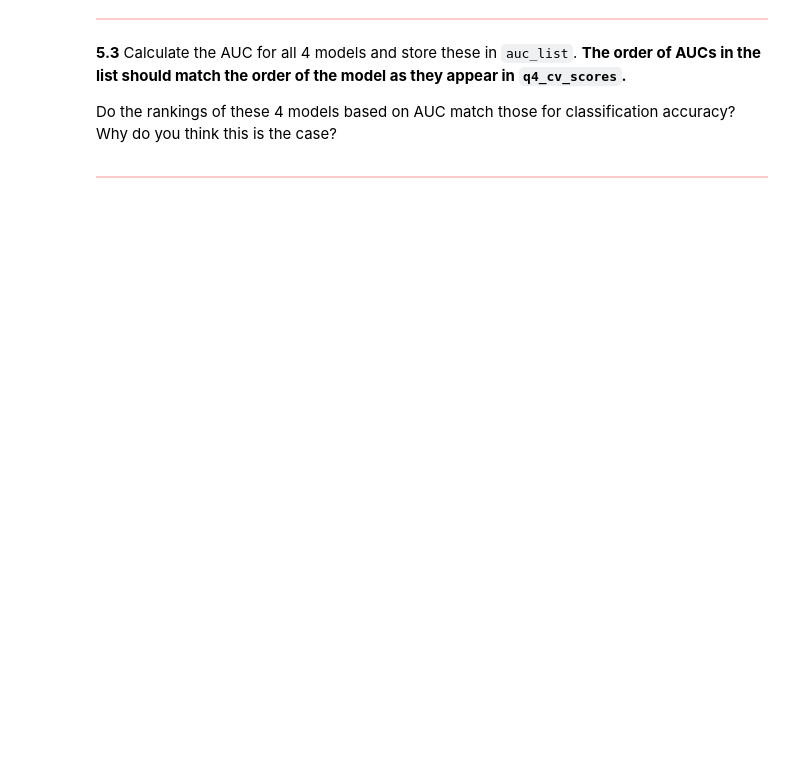
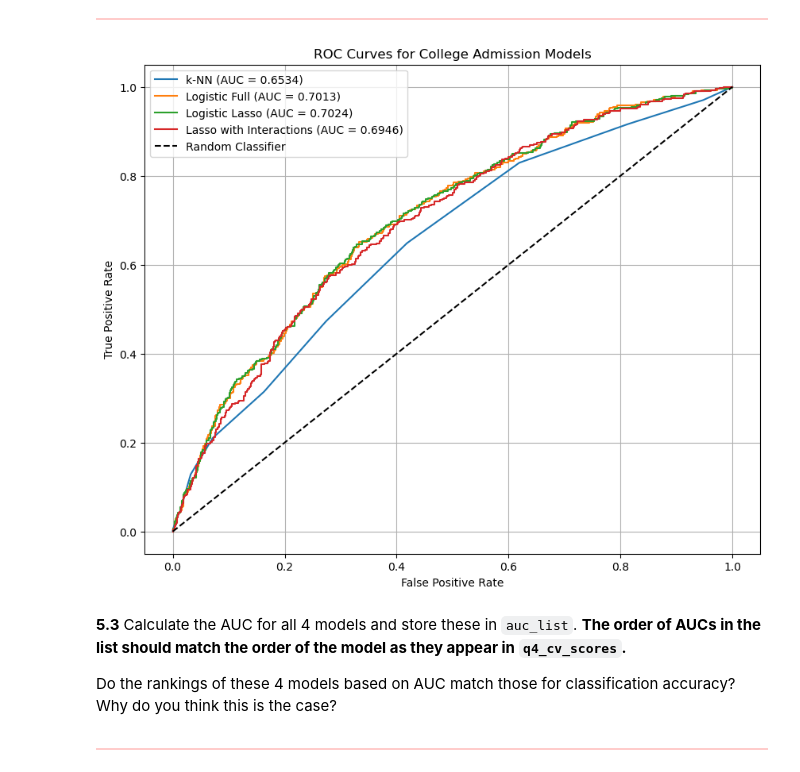
Before and after one commit to julienberman/CS-109a, a Jupyter notebook: psets/cs1090a_hw4/cs1090a_hw4.ipynb, the cells around one changed output. Saved outputs shown, nothing was run; the diff lists cells and outputs as text; code cells hidden in the pictures; blank space fills up the shorter version.

```diff
--- a/psets/cs1090a_hw4/cs1090a_hw4.ipynb
+++ b/psets/cs1090a_hw4/cs1090a_hw4.ipynb
@@ -1326,3 +1433,6 @@ predictors_not_important = ...
+# %%
+predictors_important = ["test_score", "ap", "avg_ap", "sat_subjects", "gpa", "female", "minority", "sports", "harvard", "early_app", "alumni"]
+predictors_not_important = ["international"]
 # %%
 # display results
 print(
@@ -1360,3 +1467,19 @@ lasso_interact_cv_acc = ...
+# %%
+# create interaction terms
+poly = PolynomialFeatures(degree=2, include_bias=False, interaction_only=True)
+X_train_interact = poly.fit_transform(X_train[predictors_important])
+X_test_interact = poly.transform(X_test[predictors_important])
+# %%
+Cs = np.logspace(-2, 2, 50)
+
+lasso_interact = LogisticRegressionCV(penalty='l1', solver='liblinear', random_state=seed, Cs=Cs, cv=10, max_iter=10000).fit(X_train_interact, y_train)
+lasso_interact_train_acc = lasso_interact.score(X_train_interact, y_train)
+
+# get index of best C value
+best_C_idx = np.where(Cs == lasso_interact.C_[0])[0][0]
+
+# get CV accuracy for best C
+lasso_interact_cv_acc = lasso_interact.scores_[1].mean(axis=0)[best_C_idx]
 # %%
 print(
     "\nThe classification accuracies for 'logit_lasso_interact' are:"
@@ -1447,3 +1620,41 @@ _Type your answer here, replacing this text._
+# %%
+from sklearn.model_selection import cross_val_predict
+from sklearn.metrics import roc_curve, auc
+
+# get probability predictions for each model using cross_val_predict
+knn_probs = cross_val_predict(knn_model, X_train[predictors], y_train, method='predict_proba', cv=10)[:, 1]
+logit_full_probs = cross_val_predict(logit_full, X_train[predictor_list], y_train, method='predict_proba', cv=10)[:, 1]
+logit_lasso_probs = cross_val_predict(logit_lasso, X_train[predictor_list], y_train, method='predict_proba', cv=10)[:, 1]
+lasso_interact_probs = cross_val_predict(lasso_interact, X_train_interact, y_train, method='predict_proba', cv=10)[:, 1]
+
+# calculate ROC
+fpr_knn, tpr_knn, _ = roc_curve(y_train, knn_probs)
+fpr_full, tpr_full, _ = roc_curve(y_train, logit_full_probs)
+fpr_lasso, tpr_lasso, _ = roc_curve(y_train, logit_lasso_probs)
+fpr_interact, tpr_interact, _ = roc_curve(y_train, lasso_interact_probs)
+
+# calculate AUC
+auc_knn = auc(fpr_knn, tpr_knn)
+auc_full = auc(fpr_full, tpr_full)
+auc_lasso = auc(fpr_lasso, tpr_lasso)
+auc_interact = auc(fpr_interact, tpr_interact)
+
+# plot curves
+plt.figure(figsize=(10, 8))
+plt.plot(fpr_knn, tpr_knn, label=f'k-NN (AUC = {auc_knn:.4f})')
+plt.plot(fpr_full, tpr_full, label=f'Logistic Full (AUC = {auc_full:.4f})')
+plt.plot(fpr_lasso, tpr_lasso, label=f'Logistic Lasso (AUC = {auc_lasso:.4f})')
+plt.plot(fpr_interact, tpr_interact, label=f'Lasso with Interactions (AUC = {auc_interact:.4f})')
+plt.plot([0, 1], [0, 1], 'k--', label='Random Classifier')
+
+plt.xlabel('False Positive Rate')
+plt.ylabel('True Positive Rate')
+plt.title('ROC Curves for College Admission Models')
+plt.legend()
+plt.grid(True)
+plt.show()
+# %% [output]
+[figure, added]
 # %% [markdown]
 <!-- END QUESTION -->
 
```
Also changed, not shown: parts of 52 cells of this notebook, 1 other file.
